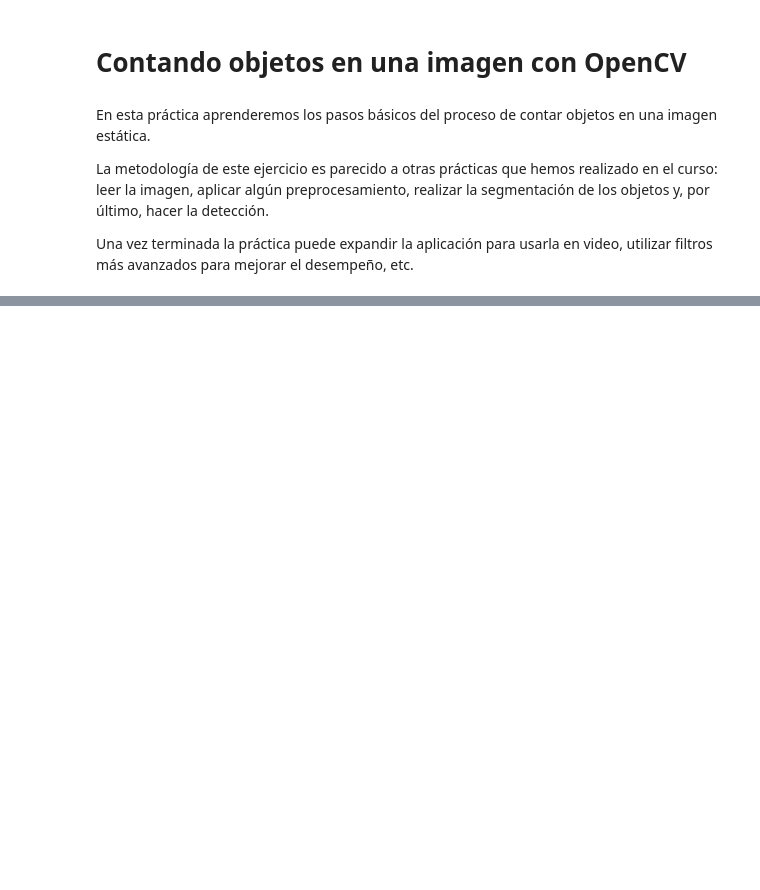
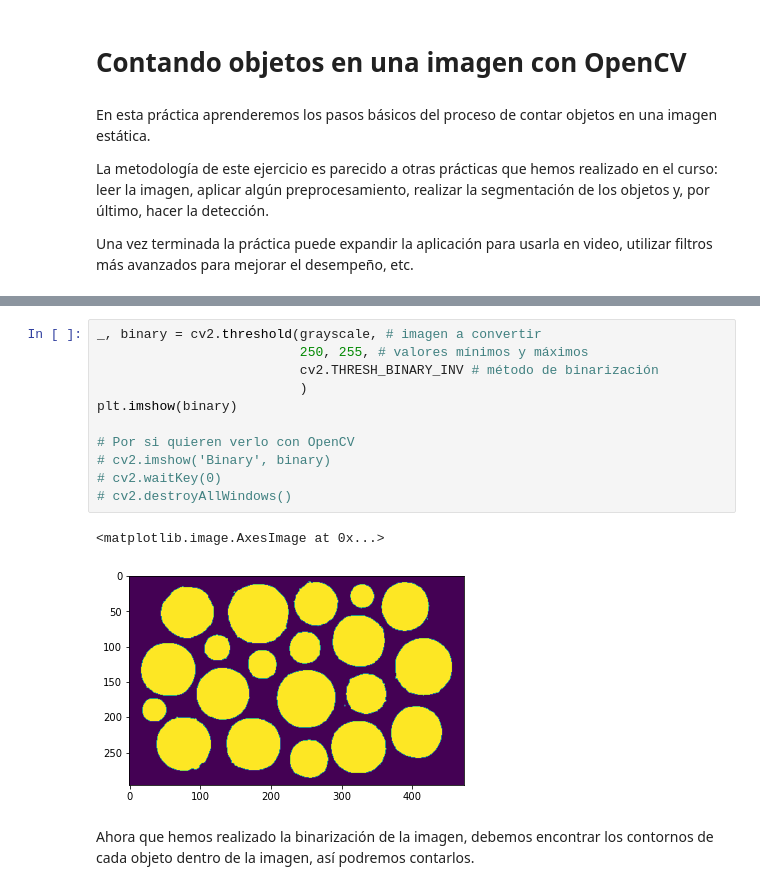
Before and after one commit to CrazyHrodgar/ICASAT2025_CVCourse, a Jupyter notebook: Practicas/ContadorObjetos/countingObjects.ipynb, the cells around one changed output, grey strips where cells are left out. Saved outputs shown, nothing was run; the diff lists cells and outputs as text; blank space fills up the shorter version.

```diff
--- a/Practicas/ContadorObjetos/countingObjects.ipynb
+++ b/Practicas/ContadorObjetos/countingObjects.ipynb
@@ -103,0 +50,16 @@ Error:
+# %%
+_, binary = cv2.threshold(grayscale, # imagen a convertir
+                          250, 255, # valores mínimos y máximos
+                          cv2.THRESH_BINARY_INV # método de binarización
+                          )
+plt.imshow(binary)
+
+# Por si quieren verlo con OpenCV
+# cv2.imshow('Binary', binary)
+# cv2.waitKey(0)
+# cv2.destroyAllWindows()
+# %% [output]
+<matplotlib.image.AxesImage at 0x...>
+[figure, added]
+# %% [markdown]
+Ahora que hemos realizado la binarización de la imagen, debemos encontrar los contornos de cada objeto dentro de la imagen, así podremos contarlos.
```
Also changed, not shown: parts of 15 cells of this notebook, 14 other files.
